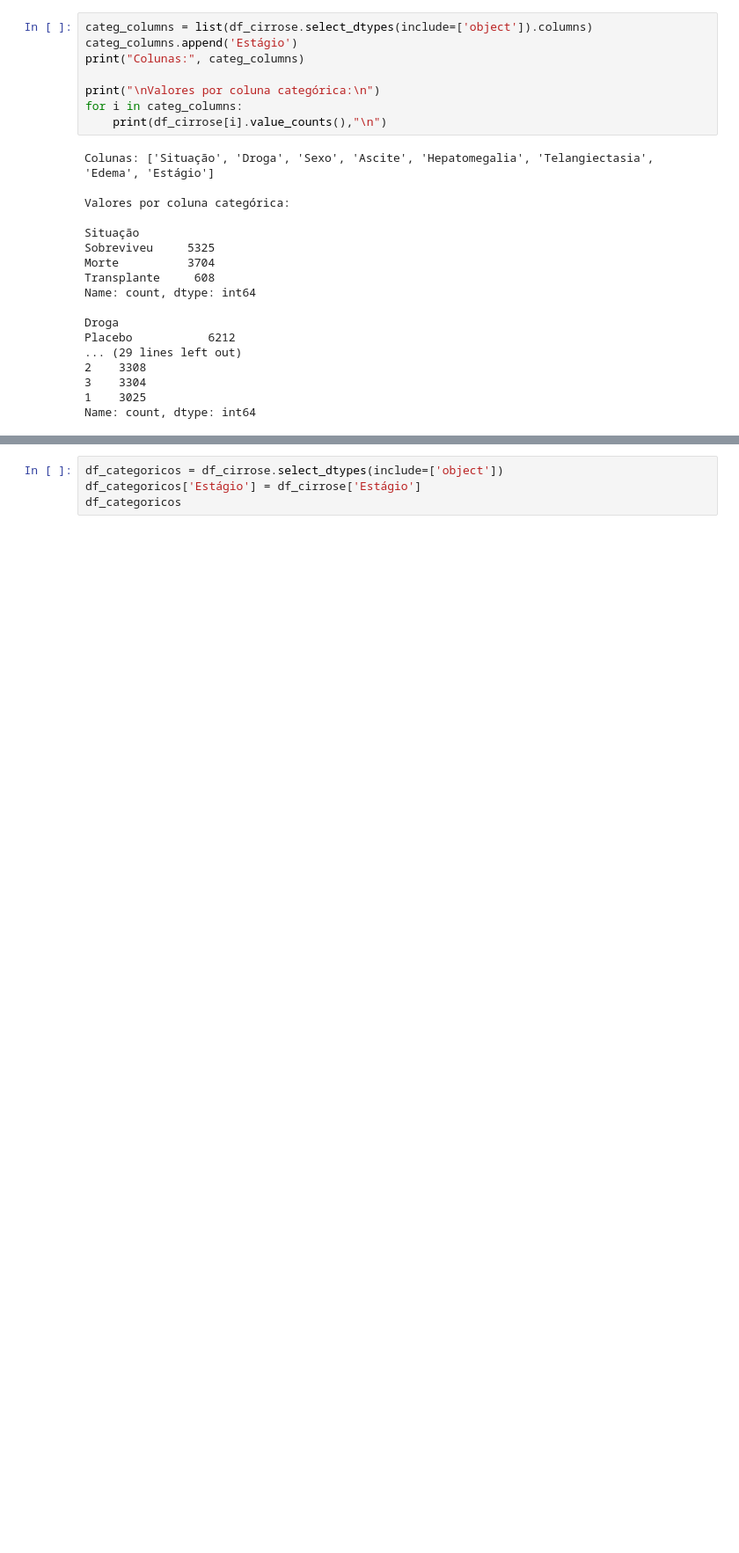
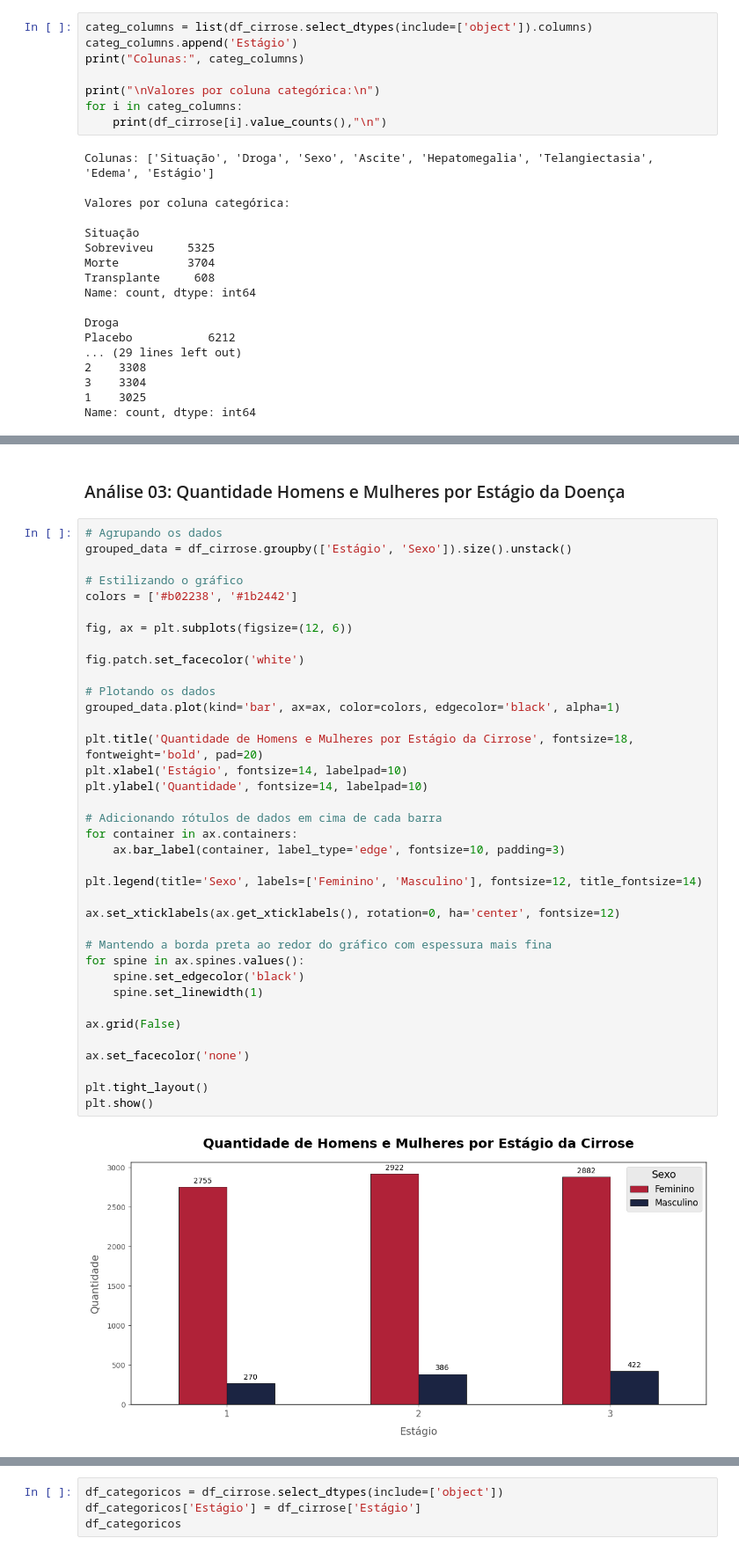
Before and after one commit to rodrigo0567/Cirrosifier-TRAINEES1, a Jupyter notebook: notebooks/eda_categoricos.ipynb, the cells around one changed output, grey strips where cells are left out. Shown at 88% size. Drawn from its saved outputs; the diff is of its cells as text; blank space fills up the shorter version.

```diff
--- a/notebooks/eda_categoricos.ipynb
+++ b/notebooks/eda_categoricos.ipynb
@@ -146,0 +114,41 @@ Ao comparar os gráficos anteriores, percebemos que telangiectasia não é um fa
+# %% [markdown]
+### Análise 03: Quantidade Homens e Mulheres por Estágio da Doença
+# %%
+# Agrupando os dados
+grouped_data = df_cirrose.groupby(['Estágio', 'Sexo']).size().unstack()
+
+# Estilizando o gráfico
+colors = ['#b02238', '#1b2442']
+
+fig, ax = plt.subplots(figsize=(12, 6))
+
+fig.patch.set_facecolor('white')
+
+# Plotando os dados
+grouped_data.plot(kind='bar', ax=ax, color=colors, edgecolor='black', alpha=1)
+
+plt.title('Quantidade de Homens e Mulheres por Estágio da Cirrose', fontsize=18, fontweight='bold', pad=20)
+plt.xlabel('Estágio', fontsize=14, labelpad=10)
+plt.ylabel('Quantidade', fontsize=14, labelpad=10)
+
+# Adicionando rótulos de dados em cima de cada barra
+for container in ax.containers:
+    ax.bar_label(container, label_type='edge', fontsize=10, padding=3)
+
+plt.legend(title='Sexo', labels=['Feminino', 'Masculino'], fontsize=12, title_fontsize=14)
+
+ax.set_xticklabels(ax.get_xticklabels(), rotation=0, ha='center', fontsize=12)
+
+# Mantendo a borda preta ao redor do gráfico com espessura mais fina
+for spine in ax.spines.values():
+    spine.set_edgecolor('black')
+    spine.set_linewidth(1)
+
+ax.grid(False)
+
+ax.set_facecolor('none')
+
+plt.tight_layout()
+plt.show()
+# %% [output]
+[figure, added]
```
Also changed, not shown: parts of 32 cells of this notebook, 1 other file.
